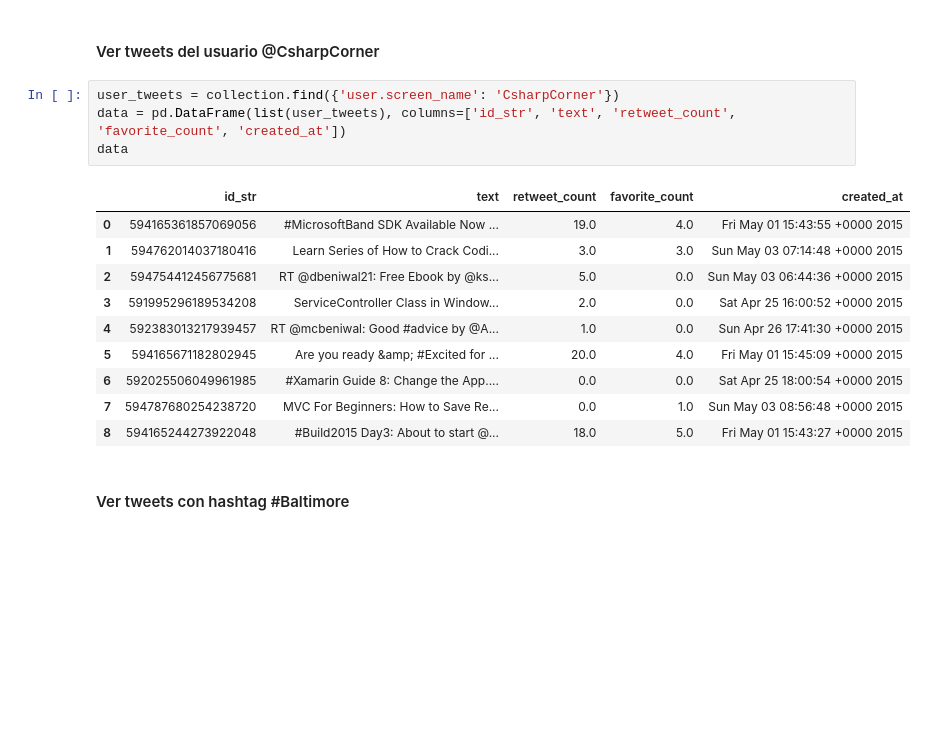
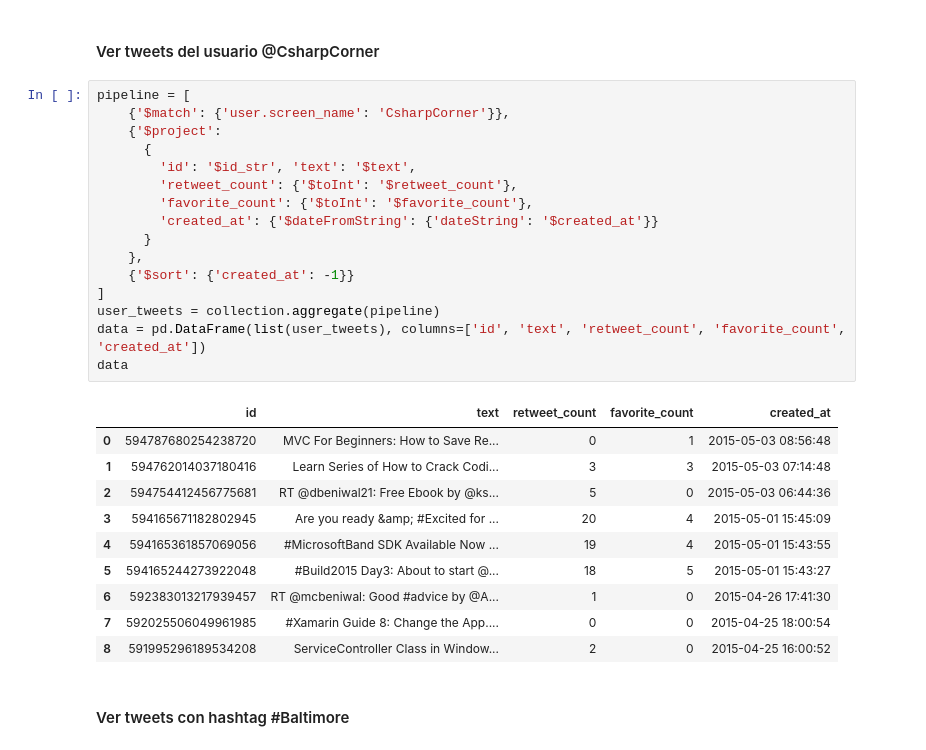
Before and after one commit to javoeria/data-science, a Jupyter notebook: mongodb/pymongo_1.ipynb, the cells around one changed output. Cells and saved outputs as stored; diff of their text form; blank space fills up the shorter version.

```diff
--- a/mongodb/pymongo_1.ipynb
+++ b/mongodb/pymongo_1.ipynb
@@ -59,18 +81,30 @@ data
 # %%
-user_tweets = collection.find({'user.screen_name': 'CsharpCorner'})
-data = pd.DataFrame(list(user_tweets), columns=['id_str', 'text', 'retweet_count', 'favorite_count', 'created_at'])
+pipeline = [
+    {'$match': {'user.screen_name': 'CsharpCorner'}},
+    {'$project':
+      {
+        'id': '$id_str', 'text': '$text',
+        'retweet_count': {'$toInt': '$retweet_count'},
+        'favorite_count': {'$toInt': '$favorite_count'},
+        'created_at': {'$dateFromString': {'dateString': '$created_at'}}
+      }
+    },
+    {'$sort': {'created_at': -1}}
+]
+user_tweets = collection.aggregate(pipeline)
+data = pd.DataFrame(list(user_tweets), columns=['id', 'text', 'retweet_count', 'favorite_count', 'created_at'])
 data
 # %% [output]
-|  | id_str | text | retweet_count | favorite_count | created_at |
-| 0 | 594165361857069056 | #MicrosoftBand SDK Available Now ... | 19.0 | 4.0 | Fri May 01 15:43:55 +0000 2015 |
-| 1 | 594762014037180416 | Learn Series of How to Crack Codi... | 3.0 | 3.0 | Sun May 03 07:14:48 +0000 2015 |
-| 2 | 594754412456775681 | RT @dbeniwal21: Free Ebook by @ks... | 5.0 | 0.0 | Sun May 03 06:44:36 +0000 2015 |
-| 3 | 591995296189534208 | ServiceController Class in Window... | 2.0 | 0.0 | Sat Apr 25 16:00:52 +0000 2015 |
-| 4 | 592383013217939457 | RT @mcbeniwal: Good #advice by @A... | 1.0 | 0.0 | Sun Apr 26 17:41:30 +0000 2015 |
-| 5 | 594165671182802945 | Are you ready &amp; #Excited for ... | 20.0 | 4.0 | Fri May 01 15:45:09 +0000 2015 |
-| 6 | 592025506049961985 | #Xamarin Guide 8: Change the App.... | 0.0 | 0.0 | Sat Apr 25 18:00:54 +0000 2015 |
-| 7 | 594787680254238720 | MVC For Beginners: How to Save Re... | 0.0 | 1.0 | Sun May 03 08:56:48 +0000 2015 |
-| 8 | 594165244273922048 | #Build2015 Day3: About to start @... | 18.0 | 5.0 | Fri May 01 15:43:27 +0000 2015 |
+|  | id | text | retweet_count | favorite_count | created_at |
+| 0 | 594787680254238720 | MVC For Beginners: How to Save Re... | 0 | 1 | 2015-05-03 08:56:48 |
+| 1 | 594762014037180416 | Learn Series of How to Crack Codi... | 3 | 3 | 2015-05-03 07:14:48 |
+| 2 | 594754412456775681 | RT @dbeniwal21: Free Ebook by @ks... | 5 | 0 | 2015-05-03 06:44:36 |
+| 3 | 594165671182802945 | Are you ready &amp; #Excited for ... | 20 | 4 | 2015-05-01 15:45:09 |
+| 4 | 594165361857069056 | #MicrosoftBand SDK Available Now ... | 19 | 4 | 2015-05-01 15:43:55 |
+| 5 | 594165244273922048 | #Build2015 Day3: About to start @... | 18 | 5 | 2015-05-01 15:43:27 |
+| 6 | 592383013217939457 | RT @mcbeniwal: Good #advice by @A... | 1 | 0 | 2015-04-26 17:41:30 |
+| 7 | 592025506049961985 | #Xamarin Guide 8: Change the App.... | 0 | 0 | 2015-04-25 18:00:54 |
+| 8 | 591995296189534208 | ServiceController Class in Window... | 2 | 0 | 2015-04-25 16:00:52 |
 # %% [markdown]
 #### Ver tweets con hashtag #Baltimore
 # %%
```
Also changed, not shown: parts of 11 cells of this notebook.
